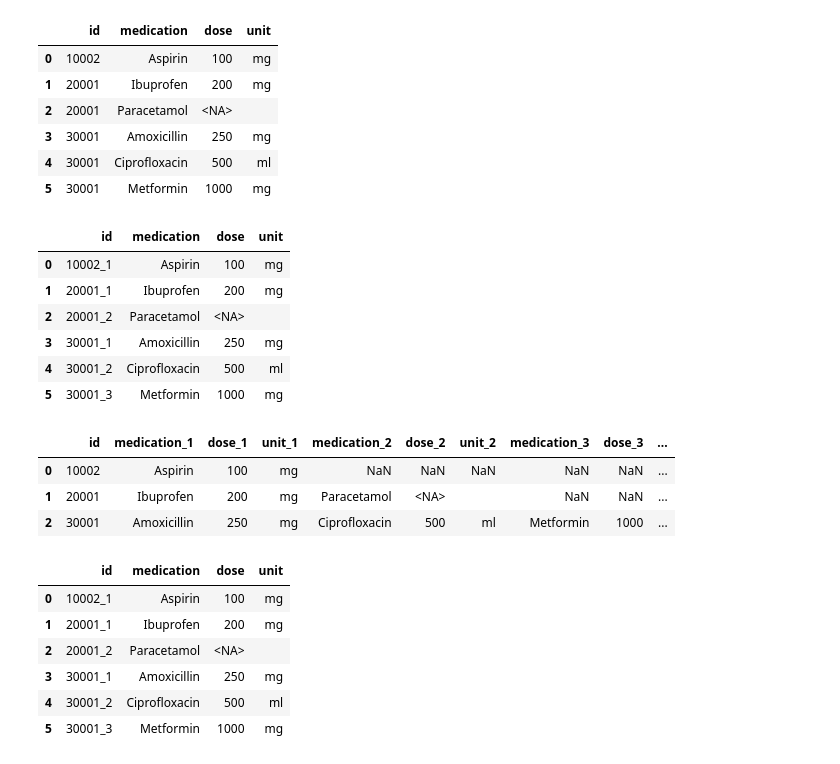
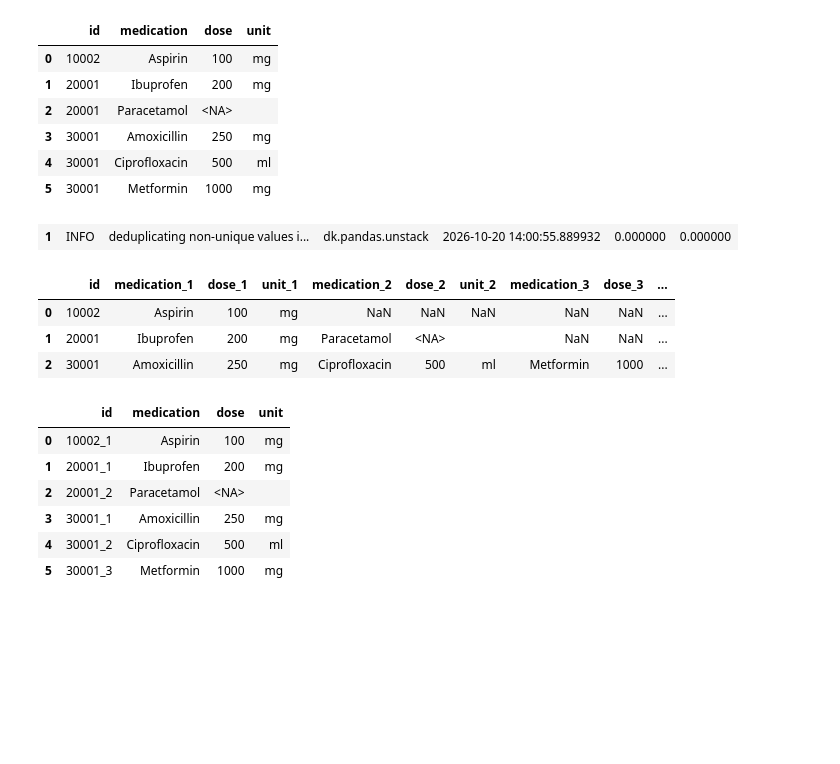
Before and after one commit to MartinVoelkl94/dukit, a Jupyter notebook: interactive_demo.ipynb, the cells around one changed output. Drawn from its saved outputs; the diff is of its cells as text; code cells hidden in the pictures; blank space fills up the shorter version.

Commit message:
dk.unstack: updated with auto deduplication
Changes to be committed:
	modified:   interactive_demo.ipynb
	modified:   src/dukit/pandas.py

```diff
--- a/interactive_demo.ipynb
+++ b/interactive_demo.ipynb
@@ -996,32 +996,21 @@ medications
 | 3 | 30001 | Amoxicillin | 250 | mg |
 | 4 | 30001 | Ciprofloxacin | 500 | ml |
 | 5 | 30001 | Metformin | 1000 | mg |
-# %%
-deduplicated = medications.copy()
-deduplicated['id'] = dk.deduplicate(medications['id'])
-deduplicated
-# %% [output]
-|  | id | medication | dose | unit |
-| 0 | 10002_1 | Aspirin | 100 | mg |
-| 1 | 20001_1 | Ibuprofen | 200 | mg |
-| 2 | 20001_2 | Paracetamol | <NA> |  |
-| 3 | 30001_1 | Amoxicillin | 250 | mg |
-| 4 | 30001_2 | Ciprofloxacin | 500 | ml |
-| 5 | 30001_3 | Metformin | 1000 | mg |
 # %%
 unstacked = dk.unstack(
-    deduplicated,
+    medications,
     uid='id',
     uid_pattern=r'(?P<uid>.+)_(?P<subid>.+)',
     col_template='{col}_{subid}',
     cols_keep=None,
     )
 unstacked
 # %% [output]
-|  | id | medication_1 | dose_1 | unit_1 | medication_2 | dose_2 | unit_2 | medication_3 | dose_3 | ... |
-| 0 | 10002 | Aspirin | 100 | mg | NaN | NaN | NaN | NaN | NaN | ... |
-| 1 | 20001 | Ibuprofen | 200 | mg | Paracetamol | <NA> |  | NaN | NaN | ... |
-| 2 | 30001 | Amoxicillin | 250 | mg | Ciprofloxacin | 500 | ml | Metformin | 1000 | ... |
+| 1 | INFO | deduplicating non-unique values i... | dk.pandas.unstack | 2026-10-20 14:00:55.889932 | 0.000000 | 0.000000 |
+|  | id | medication_1 | dose_1 | unit_1 | medication_2 | dose_2 | unit_2 | medication_3 | dose_3 | ... |
+| 0 | 10002 | Aspirin | 100 | mg | NaN | NaN | NaN | NaN | NaN | ... |
+| 1 | 20001 | Ibuprofen | 200 | mg | Paracetamol | <NA> |  | NaN | NaN | ... |
+| 2 | 30001 | Amoxicillin | 250 | mg | Ciprofloxacin | 500 | ml | Metformin | 1000 | ... |
 # %%
 stacked = dk.stack(
     unstacked,
```
Also changed, not shown: parts of 5 cells of this notebook, 1 other file.
